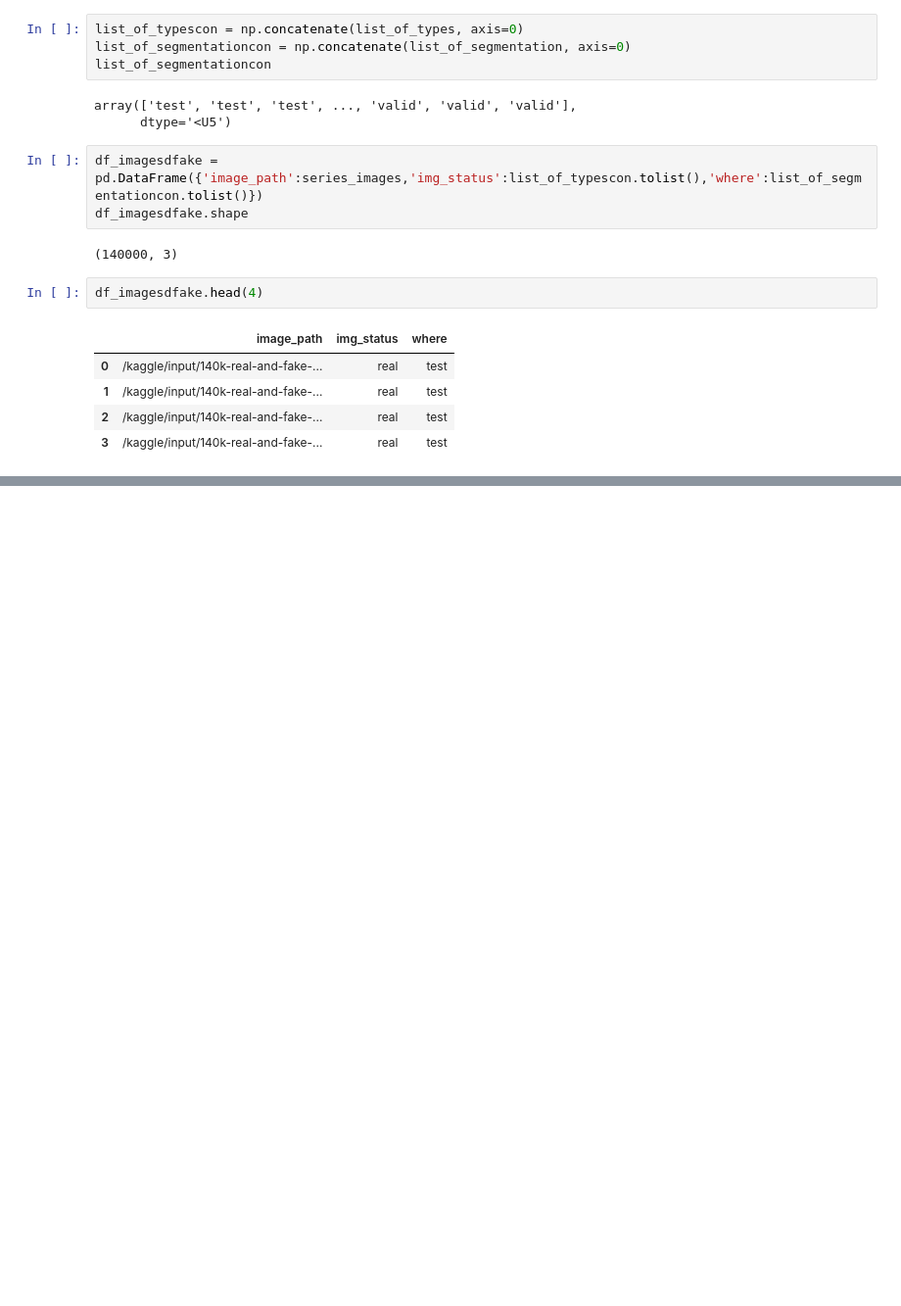
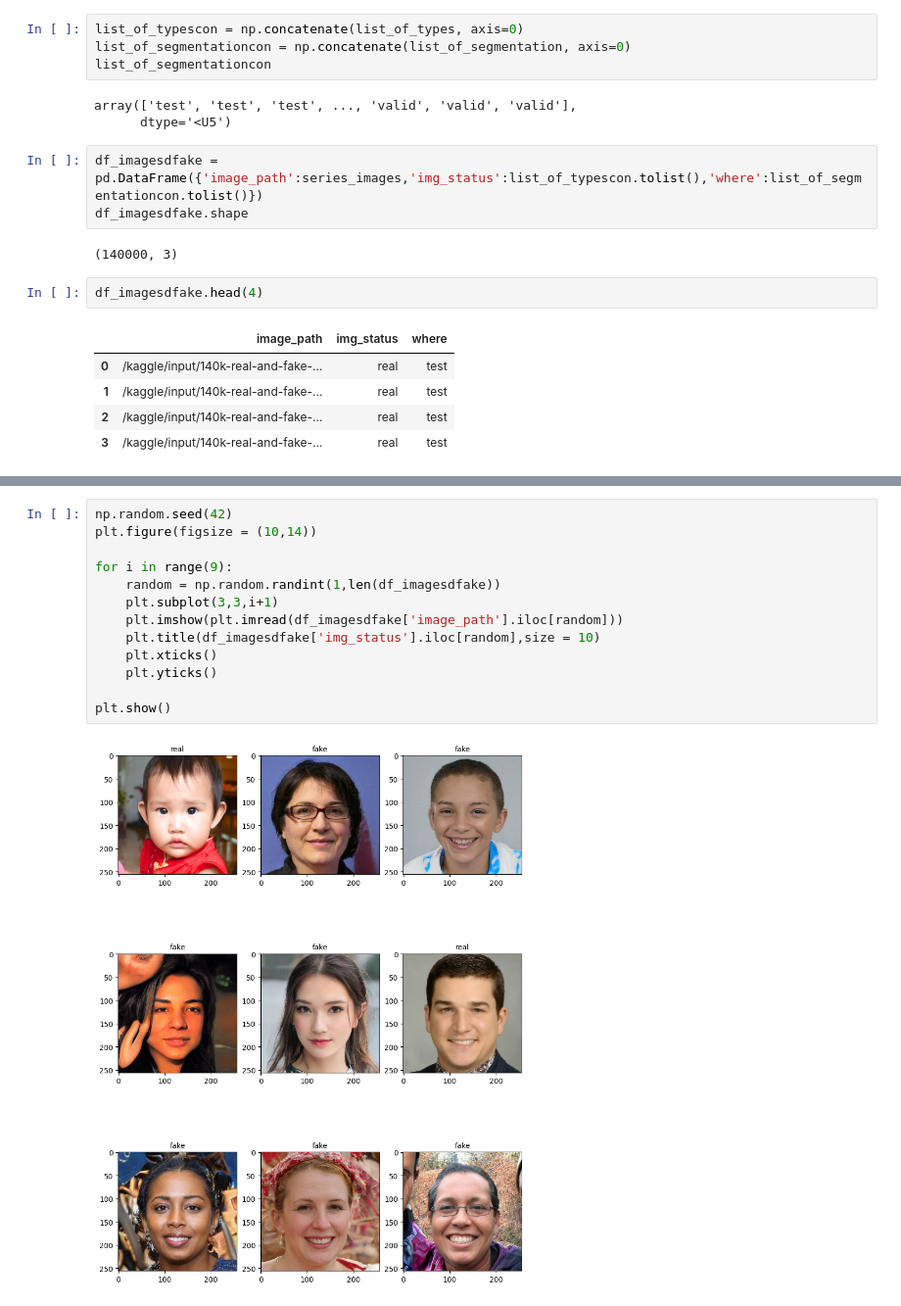
Before and after one commit to marreapato/Deep-Fake-Generated-People-Facial-Recognition, a Jupyter notebook: preprocess/pre-processing-images.ipynb, the cells around one changed output, grey strips where cells are left out. Shown at 98% size. Drawn from its saved outputs; the diff is of its cells as text; blank space fills up the shorter version.

Commit message:
Kaggle Notebook | Pre-Processing Images | Version 5

```diff
--- a/preprocess/pre-processing-images.ipynb
+++ b/preprocess/pre-processing-images.ipynb
@@ -108,0 +115,15 @@ df_imagesdfake.head(4)
+# %%
+np.random.seed(42)
+plt.figure(figsize = (10,14))
+
+for i in range(9):
+    random = np.random.randint(1,len(df_imagesdfake))
+    plt.subplot(3,3,i+1)
+    plt.imshow(plt.imread(df_imagesdfake['image_path'].iloc[random]))
+    plt.title(df_imagesdfake['img_status'].iloc[random],size = 10)
+    plt.xticks()
+    plt.yticks()
+
+plt.show()
+# %% [output]
+[figure, added]
```
Also changed, not shown: parts of 3 cells of this notebook.
